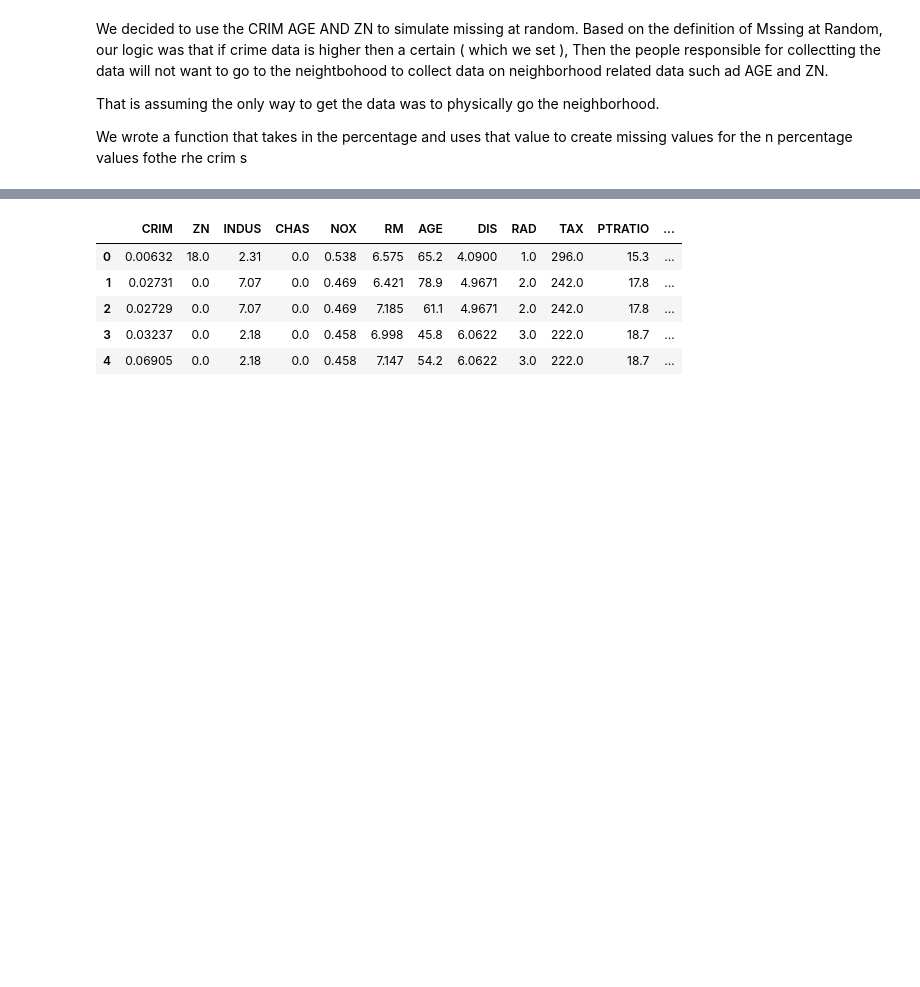
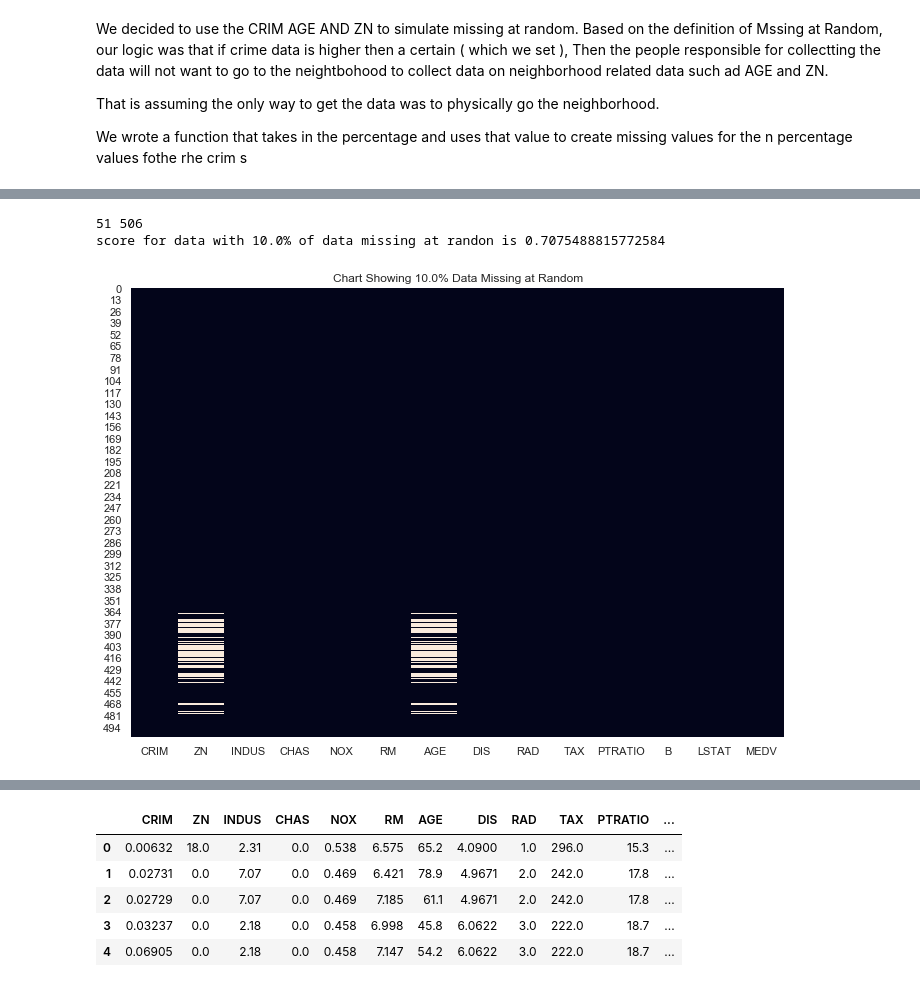
Before and after one commit to kjprice/smu-quantifying-the-world, a Jupyter notebook: CaseStudy5 aka Assignment10/Assignment10.ipynb, the cells around one changed output, grey strips where cells are left out. Drawn from its saved outputs; the diff is of its cells as text; code cells hidden in the pictures; blank space fills up the shorter version.

```diff
--- a/CaseStudy5 aka Assignment10/Assignment10.ipynb
+++ b/CaseStudy5 aka Assignment10/Assignment10.ipynb
@@ -410,0 +391,6 @@ We wrote a function that takes in the percentage and uses that value to create m
+# %%
+get_score_percent_missing_at_random(0.1)
+# %% [output]
+51 506
+score for data with 10.0% of data missing at randon is 0.7075488815772584
+[figure, added]
```
Also changed, not shown: parts of 30 cells of this notebook.
